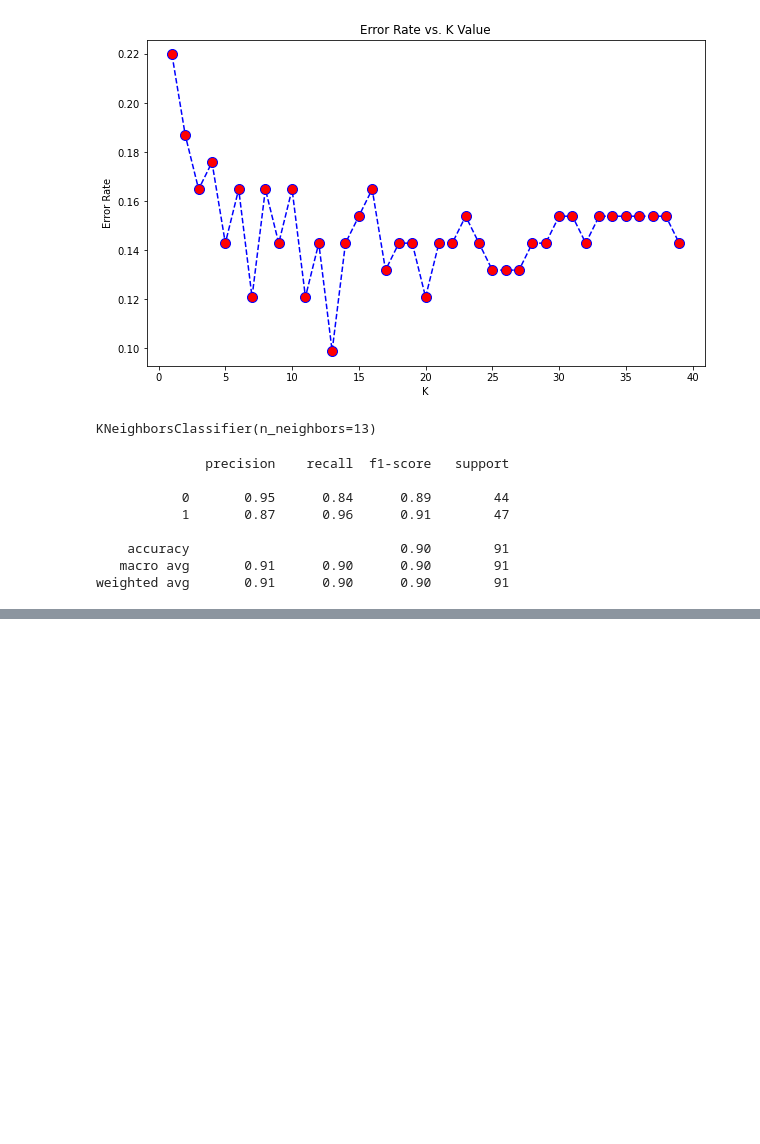
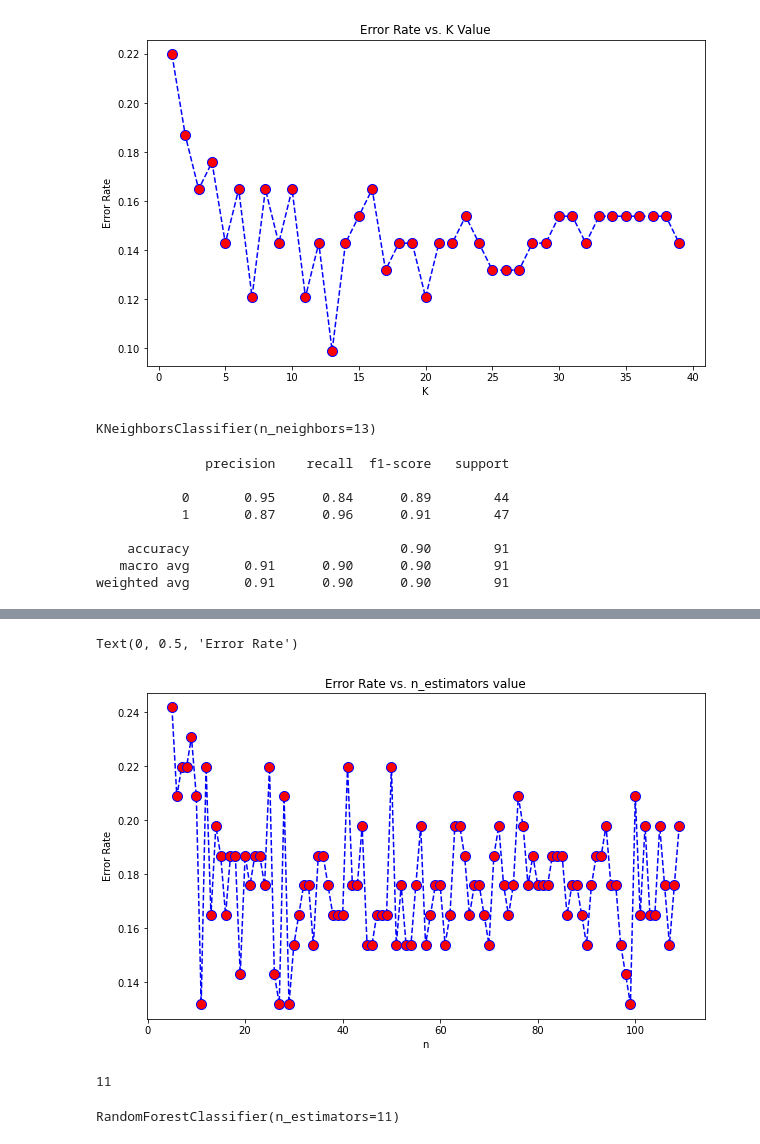
Before and after one commit to dskibinski-7/UM, a Jupyter notebook: heart-attack-analysis.ipynb, the cells around one changed output, grey strips where cells are left out. Drawn from its saved outputs; the diff is of its cells as text; code cells hidden in the pictures; blank space fills up the shorter version.

Commit message:
random_forest added

```diff
--- a/heart-attack-analysis.ipynb
+++ b/heart-attack-analysis.ipynb
@@ -263,0 +266,4 @@ weighted avg       0.91      0.90      0.90        91
+# %%
+from sklearn.ensemble import RandomForestClassifier
+rfc = RandomForestClassifier()
+rfc.fit(X_train, y_train)
@@ -263,0 +287,30 @@ weighted avg       0.91      0.90      0.90        91
+# %%
+error_rate = []
+
+
+for i in range(5,110):
+
+    rfc = RandomForestClassifier(n_estimators=i)
+    rfc.fit(X_train,y_train)
+    pred_i = rfc.predict(X_test)
+    error_rate.append(np.mean(pred_i != y_test))
+# %%
+plt.figure(figsize=(10,6))
+plt.plot(range(5,110),error_rate,color='blue', linestyle='dashed', marker='o',
+         markerfacecolor='red', markersize=10)
+plt.title('Error Rate vs. n_estimators value')
+plt.xlabel('n')
+plt.ylabel('Error Rate')
+# %% [output]
+Text(0, 0.5, 'Error Rate')
+[figure, added]
+# %%
+best_n = error_rate.index(min(error_rate))+5
+print(best_n)
+# %% [output]
+11
+# %%
+rfc = RandomForestClassifier(n_estimators=best_n)
+rfc.fit(X_train, y_train)
+# %% [output]
+RandomForestClassifier(n_estimators=11)
```
Also changed, not shown: parts of 7 cells of this notebook.
